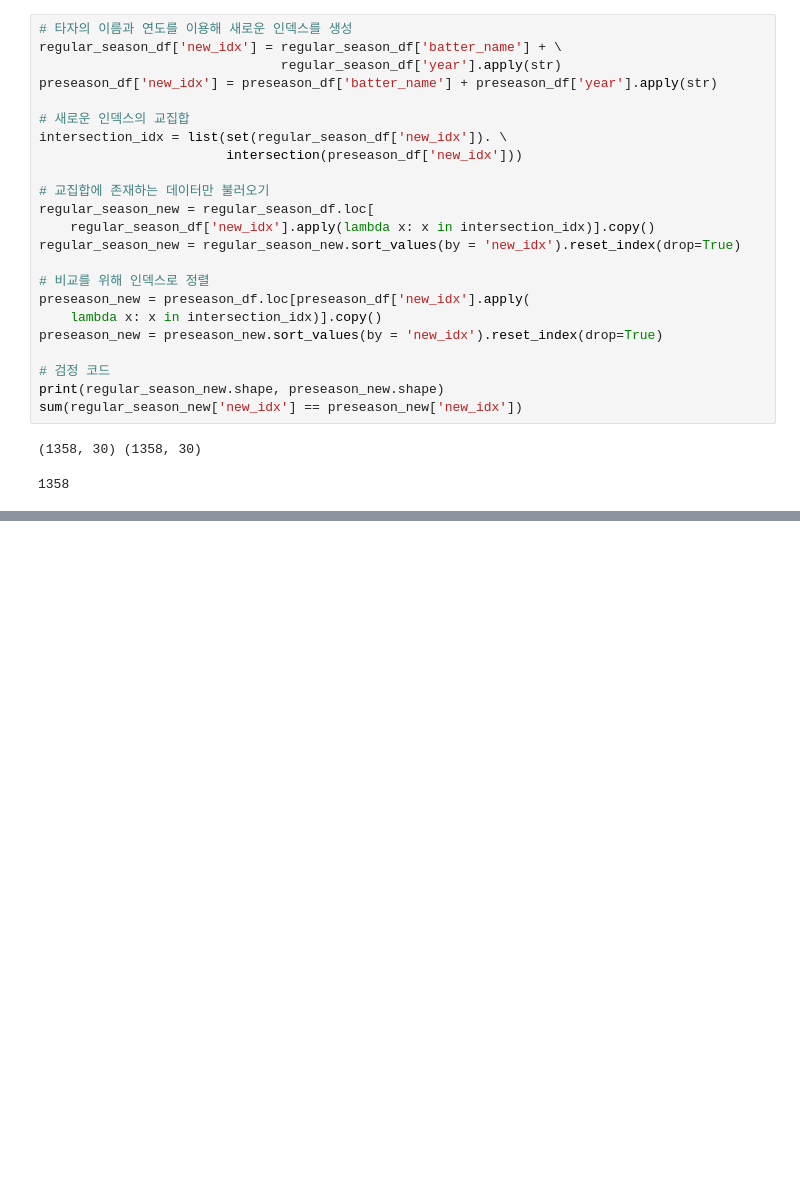
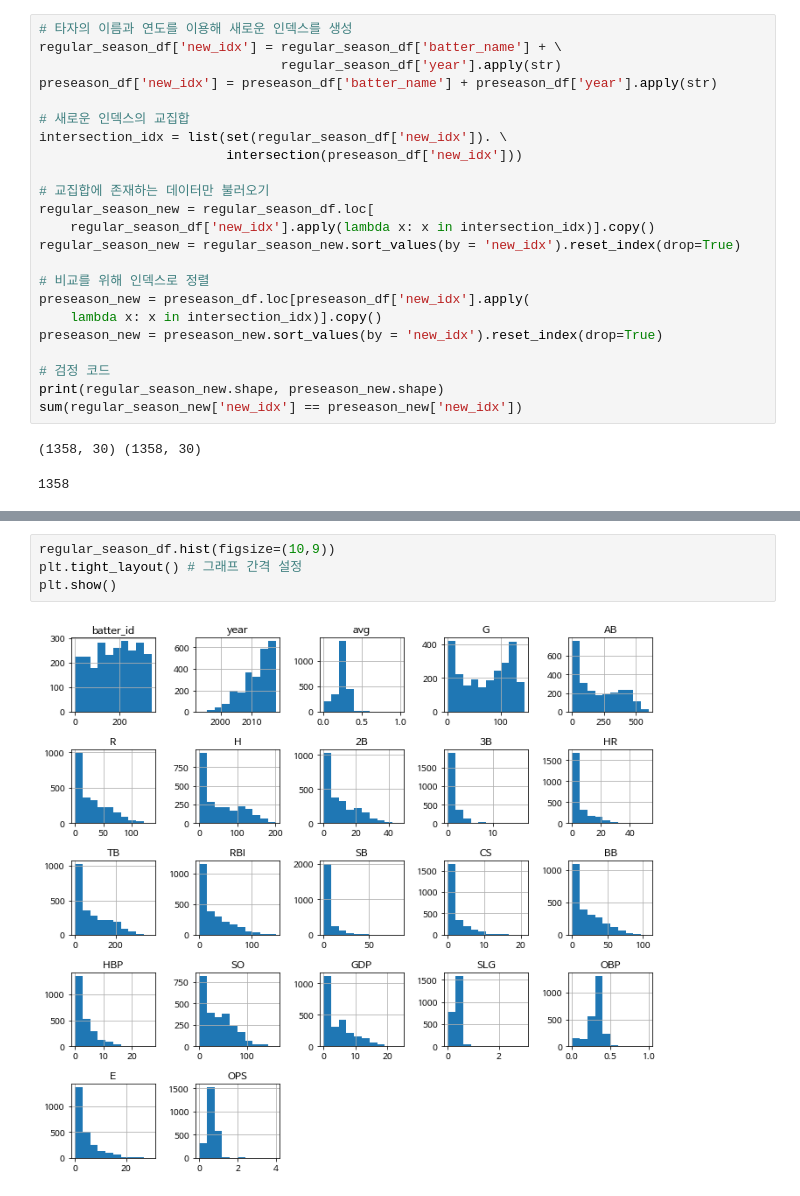
Before and after one commit to good5229/NLP_Practice, a Jupyter notebook: Kbo_OPS.ipynb, the cells around one changed output, grey strips where cells are left out. Cells and saved outputs as stored; diff of their text form; blank space fills up the shorter version.

```diff
--- a/Kbo_OPS.ipynb
+++ b/Kbo_OPS.ipynb
@@ -114,0 +120,6 @@ plt.show()
+# %%
+regular_season_df.hist(figsize=(10,9))
+plt.tight_layout() # 그래프 간격 설정
+plt.show()
+# %% [output]
+[figure, added]
```
Also changed, not shown: parts of 9 cells of this notebook.
